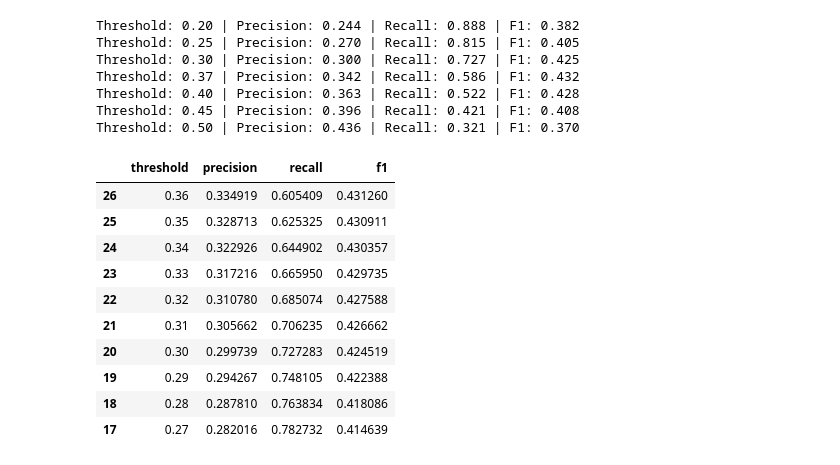
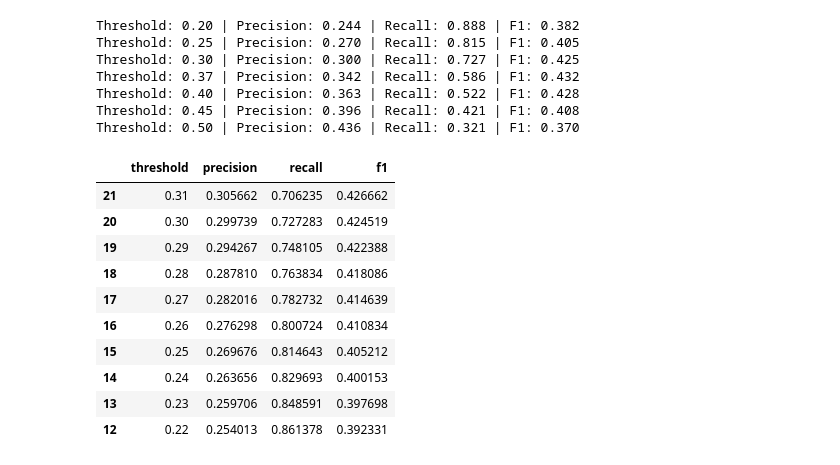
Before and after one commit to Gautamo1/customer-churn-rate, a Jupyter notebook: notebooks/03_tuning_threshold_randomForest.ipynb, the cells around one changed output. Drawn from its saved outputs; the diff is of its cells as text; code cells hidden in the pictures.

```diff
--- a/notebooks/03_tuning_threshold_randomForest.ipynb
+++ b/notebooks/03_tuning_threshold_randomForest.ipynb
@@ -29,19 +9,8 @@ print(df.shape)
+# %%
+X_test = pd.read_csv('../data/X_test.csv')
+y_test = pd.read_csv('../data/y_test.csv')
 # %%
-#Building the Model
-
-X = df.drop(['Churn'], axis=1)
-y = df['Churn']
-
-X_train, X_test, y_train, y_test = train_test_split(X, y, test_size=0.2, random_state=42, stratify=y)
-
-model = RandomForestClassifier(
-    n_estimators=100,
-    class_weight='balanced',
-    random_state=42,
-    n_jobs=-1
-)
-
-model.fit(X_train, y_train)
+model = joblib.load('../models/randomForest.joblib')
 
 y_pred = model.predict(X_test)
 y_prob = model.predict_proba(X_test)[:, list(model.classes_).index(1)] # churn probability per customer
@@ -91,34 +41,34 @@ Threshold: 0.50 | Precision: 0.436 | Recall: 0.321 | F1: 0.370
 # %%
 thresholds = np.arange(0.10, 0.91, 0.01)
 
 results = []
 
 for threshold in thresholds:
     y_pred = (y_prob >= threshold).astype(int)
 
     results.append({
         'threshold': threshold,
         'precision': precision_score(y_test, y_pred),
         'recall': recall_score(y_test, y_pred),
         'f1': f1_score(y_test, y_pred)
     })
 
 results_df = pd.DataFrame(results)
 
 # Show thresholds that achieve at least 60% recall
-results_df[results_df['recall'] >= 0.60].sort_values(
+results_df[results_df['recall'] >= 0.70].sort_values(
     'precision',
     ascending=False
 ).head(10)
 # %% [output]
 |  | threshold | precision | recall | f1 |
-| 26 | 0.36 | 0.334919 | 0.605409 | 0.431260 |
-| 25 | 0.35 | 0.328713 | 0.625325 | 0.430911 |
-| 24 | 0.34 | 0.322926 | 0.644902 | 0.430357 |
-| 23 | 0.33 | 0.317216 | 0.665950 | 0.429735 |
-| 22 | 0.32 | 0.310780 | 0.685074 | 0.427588 |
 | 21 | 0.31 | 0.305662 | 0.706235 | 0.426662 |
 | 20 | 0.30 | 0.299739 | 0.727283 | 0.424519 |
 | 19 | 0.29 | 0.294267 | 0.748105 | 0.422388 |
 | 18 | 0.28 | 0.287810 | 0.763834 | 0.418086 |
 | 17 | 0.27 | 0.282016 | 0.782732 | 0.414639 |
+| 16 | 0.26 | 0.276298 | 0.800724 | 0.410834 |
+| 15 | 0.25 | 0.269676 | 0.814643 | 0.405212 |
+| 14 | 0.24 | 0.263656 | 0.829693 | 0.400153 |
+| 13 | 0.23 | 0.259706 | 0.848591 | 0.397698 |
+| 12 | 0.22 | 0.254013 | 0.861378 | 0.392331 |
```
Also changed, not shown: parts of 4 cells of this notebook, 2 other files.
